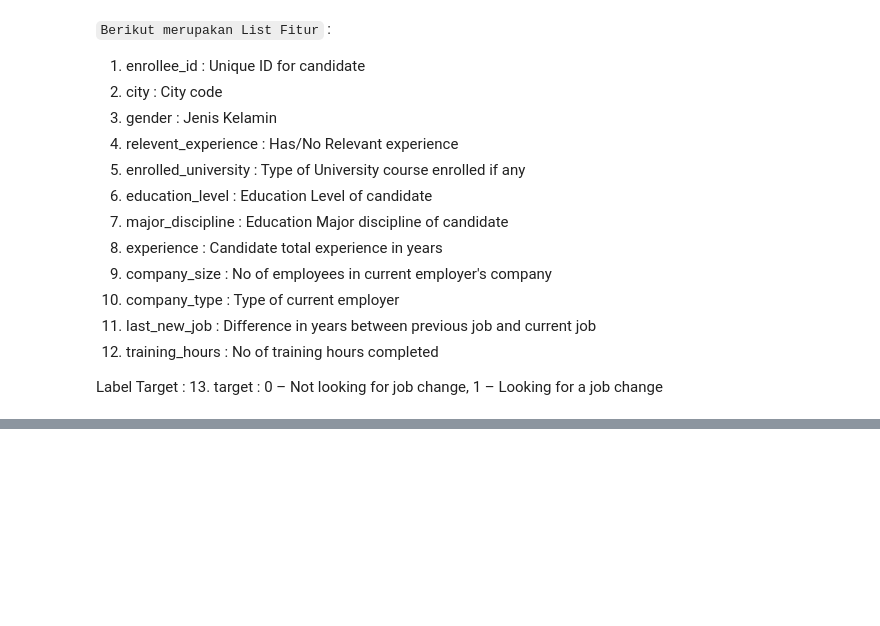
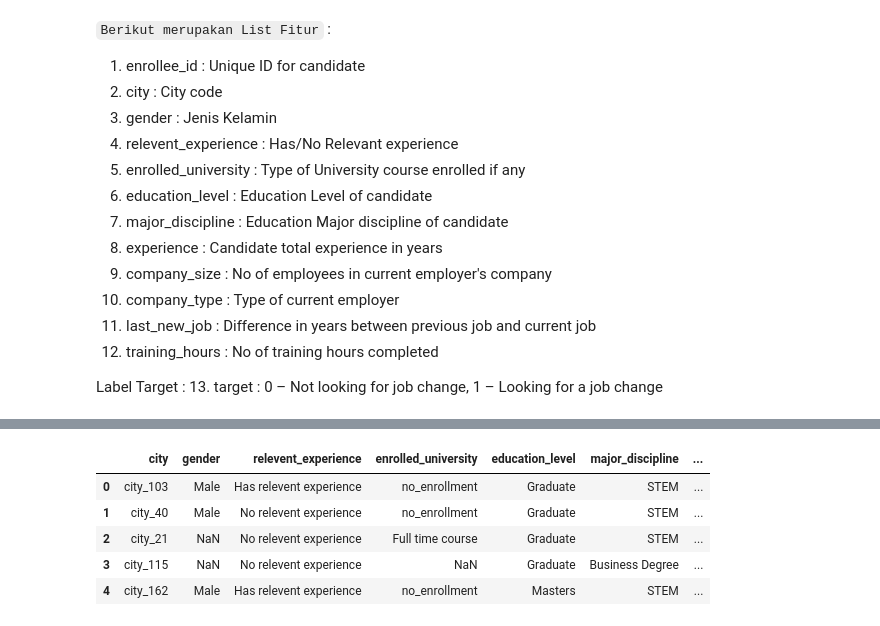
Before and after one commit to 4Kings-Rakamin/Stage0_Business_Understanding, a Jupyter notebook: EDA_Dataset_9/Part1_D9.ipynb, the cells around one changed output, grey strips where cells are left out. Saved outputs shown, nothing was run; the diff lists cells and outputs as text; code cells hidden in the pictures; blank space fills up the shorter version.

```diff
--- a/EDA_Dataset_9/Part1_D9.ipynb
+++ b/EDA_Dataset_9/Part1_D9.ipynb
@@ -62,0 +124,9 @@ Label Target :
+# %%
+df[categorical_features].head()
+# %% [output]
+|  | city | gender | relevent_experience | enrolled_university | education_level | major_discipline | ... |
+| 0 | city_103 | Male | Has relevent experience | no_enrollment | Graduate | STEM | ... |
+| 1 | city_40 | Male | No relevent experience | no_enrollment | Graduate | STEM | ... |
+| 2 | city_21 | NaN | No relevent experience | Full time course | Graduate | STEM | ... |
+| 3 | city_115 | NaN | No relevent experience | NaN | Graduate | Business Degree | ... |
+| 4 | city_162 | Male | Has relevent experience | no_enrollment | Masters | STEM | ... |
```
Also changed, not shown: parts of 11 cells of this notebook.
